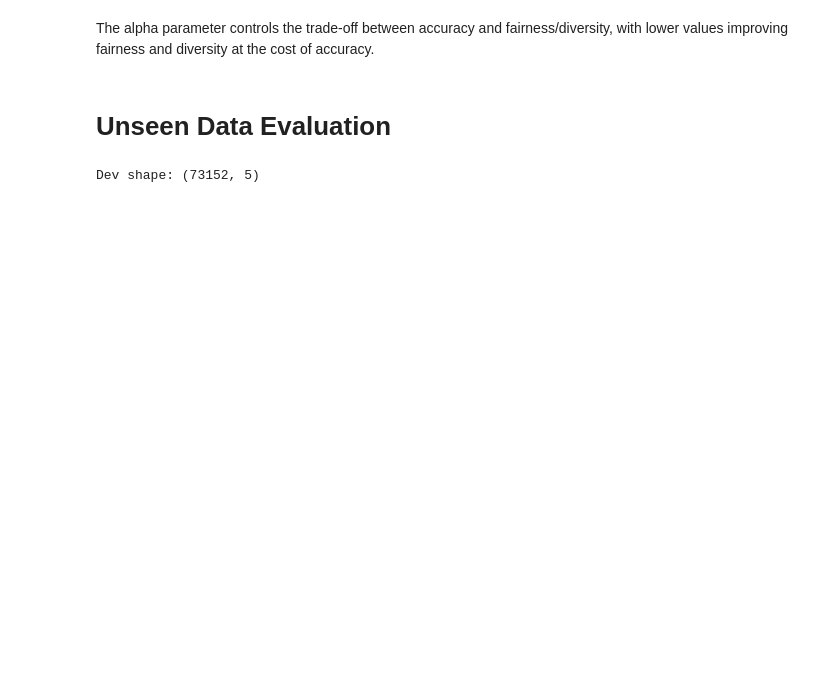
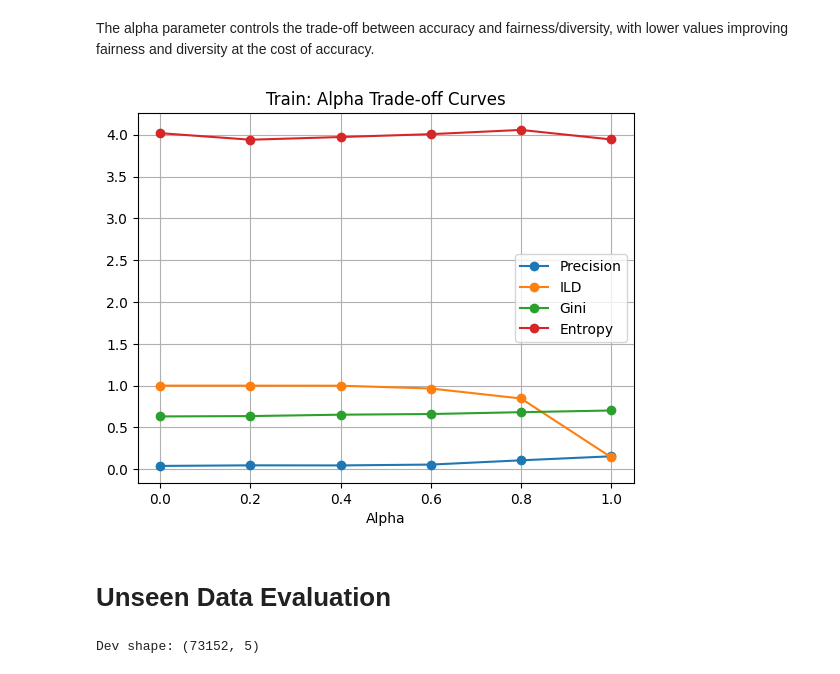
Before and after one commit to neeyatlotlikar/me_fy_project, a Jupyter notebook: ADF_ReRanking_MIND.ipynb, the cells around one changed output. Drawn from its saved outputs; the diff is of its cells as text; code cells hidden in the pictures; blank space fills up the shorter version.

```diff
--- a/ADF_ReRanking_MIND.ipynb
+++ b/ADF_ReRanking_MIND.ipynb
@@ -2107,5 +2094,20 @@ plt.show()
 # %% [markdown]
 The alpha parameter controls the trade-off between accuracy and fairness/diversity, with lower values improving fairness and diversity at the cost of accuracy.
+# %%
+plt.figure()
+
+plt.plot(alphas, precision_scores_train, marker='o', label="Precision")
+plt.plot(alphas, ild_scores_train, marker='o', label="ILD")
+plt.plot(alphas, gini_scores_train, marker='o', label="Gini")
+plt.plot(alphas, entropy_scores_train, marker='o', label="Entropy")
+
+plt.title("Train: Alpha Trade-off Curves")
+plt.xlabel("Alpha")
+plt.legend()
+plt.grid()
+plt.show()
+# %% [output]
+[figure, added]
 # %% [markdown]
 # Unseen Data Evaluation
 # %%
```
Also changed, not shown: parts of 40 cells of this notebook.
